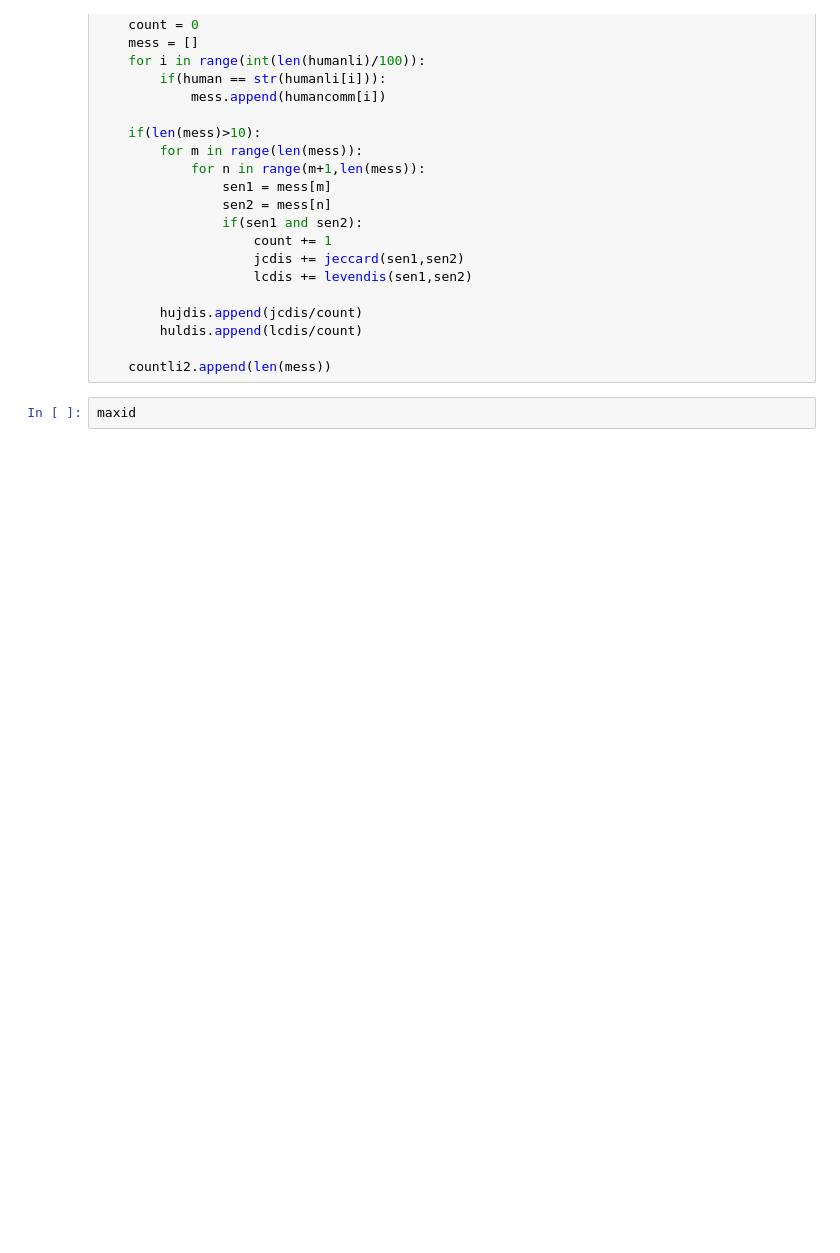
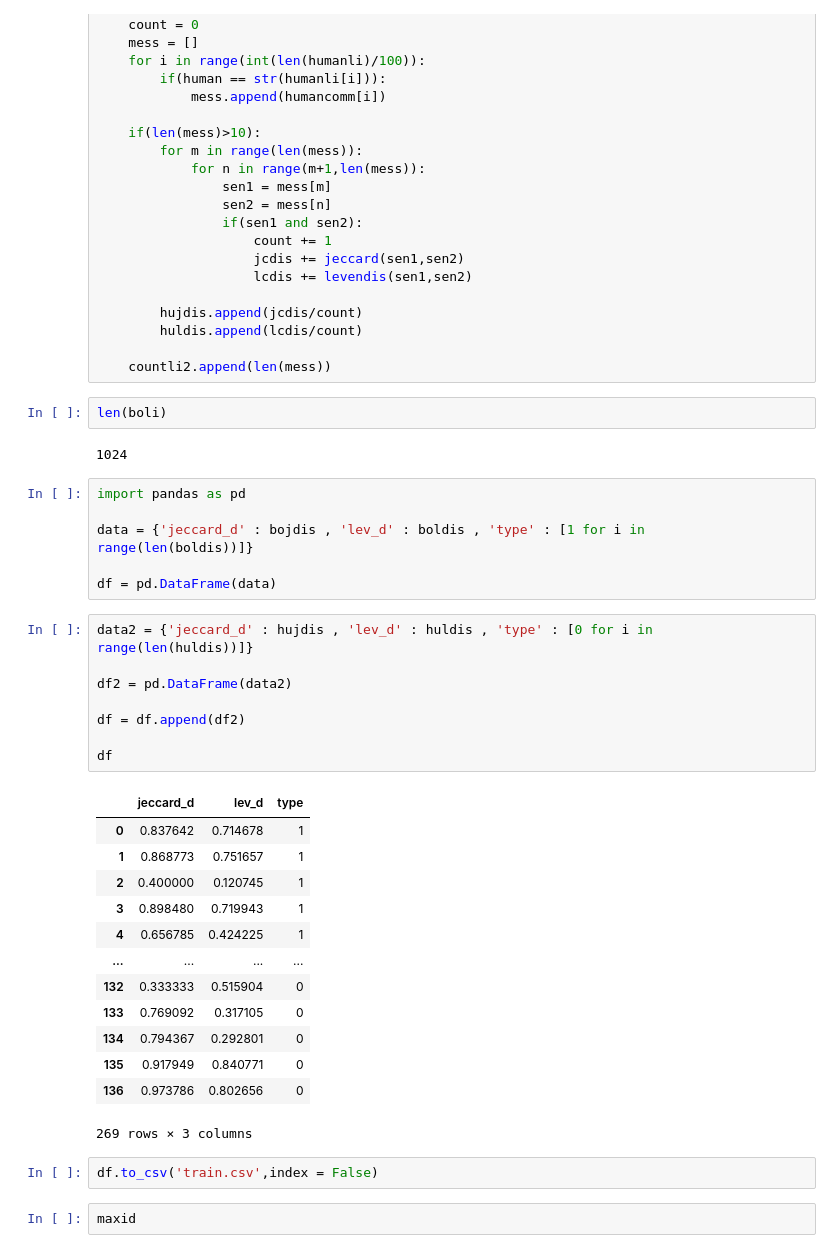
Before and after one commit to pry666/social-computing, a Jupyter notebook: final.ipynb, the cells around one changed output. Drawn from its saved outputs; the diff is of its cells as text; blank space fills up the shorter version.

```diff
--- a/final.ipynb
+++ b/final.ipynb
@@ -261,6 +261,40 @@ for human in huli:
         huldis.append(lcdis/count)
 
     countli2.append(len(mess))
+# %%
+len(boli)
+# %% [output]
+1024
+# %%
+import pandas as pd
+
+data = {'jeccard_d' : bojdis , 'lev_d' : boldis , 'type' : [1 for i in range(len(boldis))]}
+
+df = pd.DataFrame(data)
+# %%
+data2 = {'jeccard_d' : hujdis , 'lev_d' : huldis , 'type' : [0 for i in range(len(huldis))]}
+
+df2 = pd.DataFrame(data2)
+
+df = df.append(df2)
+
+df
+# %% [output]
+|  | jeccard_d | lev_d | type |
+| 0 | 0.837642 | 0.714678 | 1 |
+| 1 | 0.868773 | 0.751657 | 1 |
+| 2 | 0.400000 | 0.120745 | 1 |
+| 3 | 0.898480 | 0.719943 | 1 |
+| 4 | 0.656785 | 0.424225 | 1 |
+| ... | ... | ... | ... |
+| 132 | 0.333333 | 0.515904 | 0 |
+| 133 | 0.769092 | 0.317105 | 0 |
+| 134 | 0.794367 | 0.292801 | 0 |
+| 135 | 0.917949 | 0.840771 | 0 |
+| 136 | 0.973786 | 0.802656 | 0 |
+269 rows × 3 columns
+# %%
+df.to_csv('train.csv',index = False)
 # %%
 maxid
 # %% [output]
```
Also changed, not shown: parts of 32 cells of this notebook.
